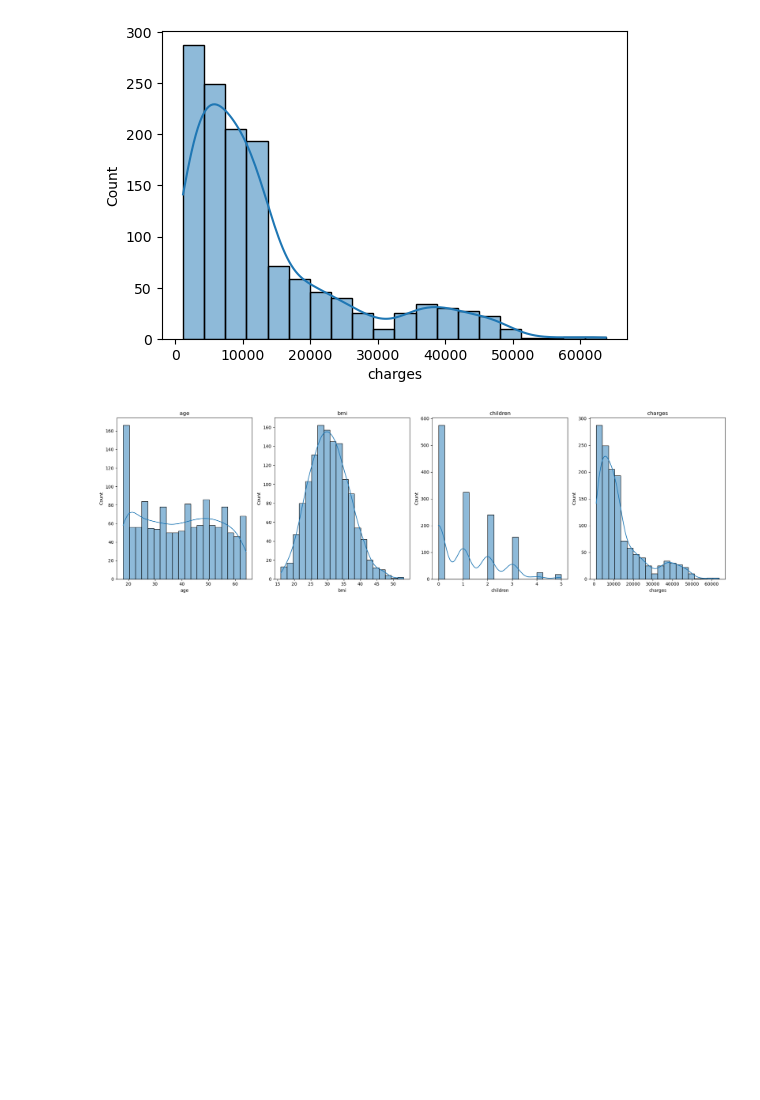
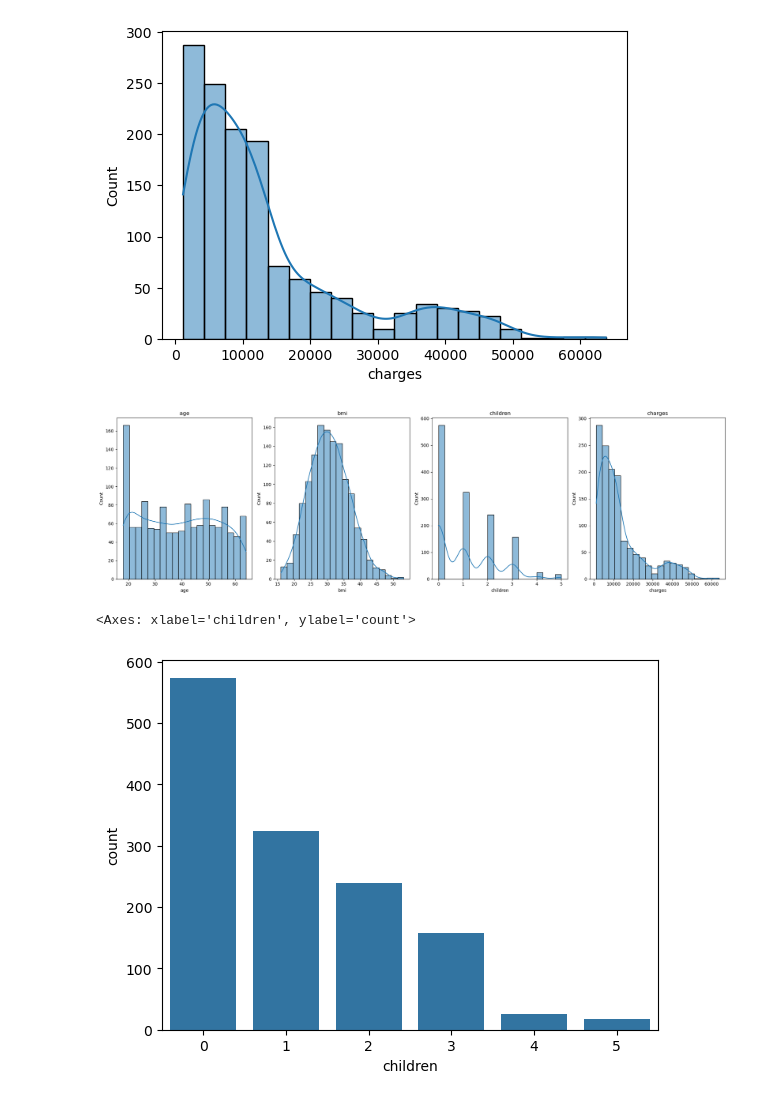
Before and after one commit to Md-Ruhul-Amin-Rony/MachineLearningYT_Sheriyan, a Jupyter notebook: insurance.ipynb, the cells around one changed output. Drawn from its saved outputs; the diff is of its cells as text; code cells hidden in the pictures; blank space fills up the shorter version.

```diff
--- a/insurance.ipynb
+++ b/insurance.ipynb
@@ -108,3 +108,8 @@ plt.tight_layout()
 plt.show()
 # %% [output]
 [figure]
+# %%
+sns.countplot(x=df['children'])
+# %% [output]
+<Axes: xlabel='children', ylabel='count'>
+[figure, added]
```
Also changed, not shown: parts of 10 cells of this notebook.
